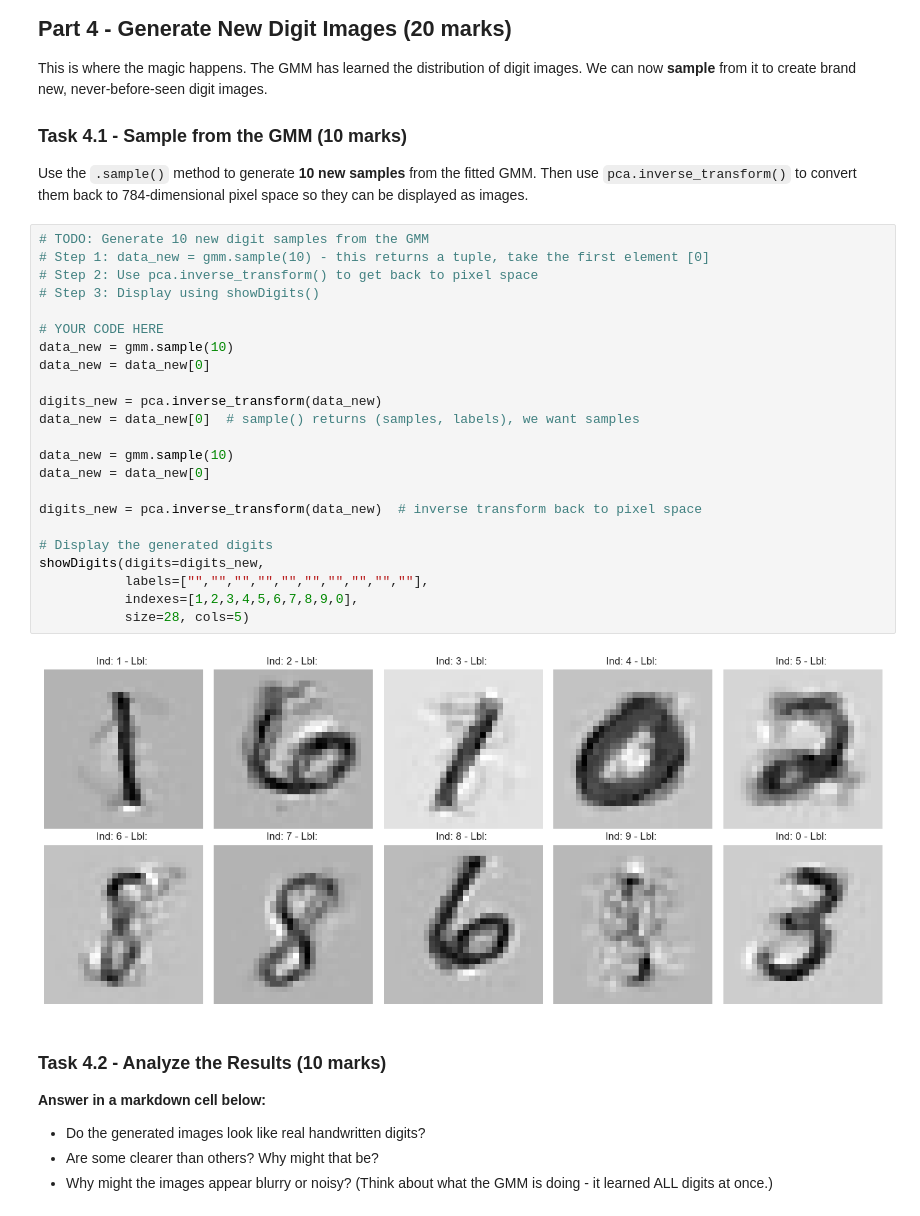
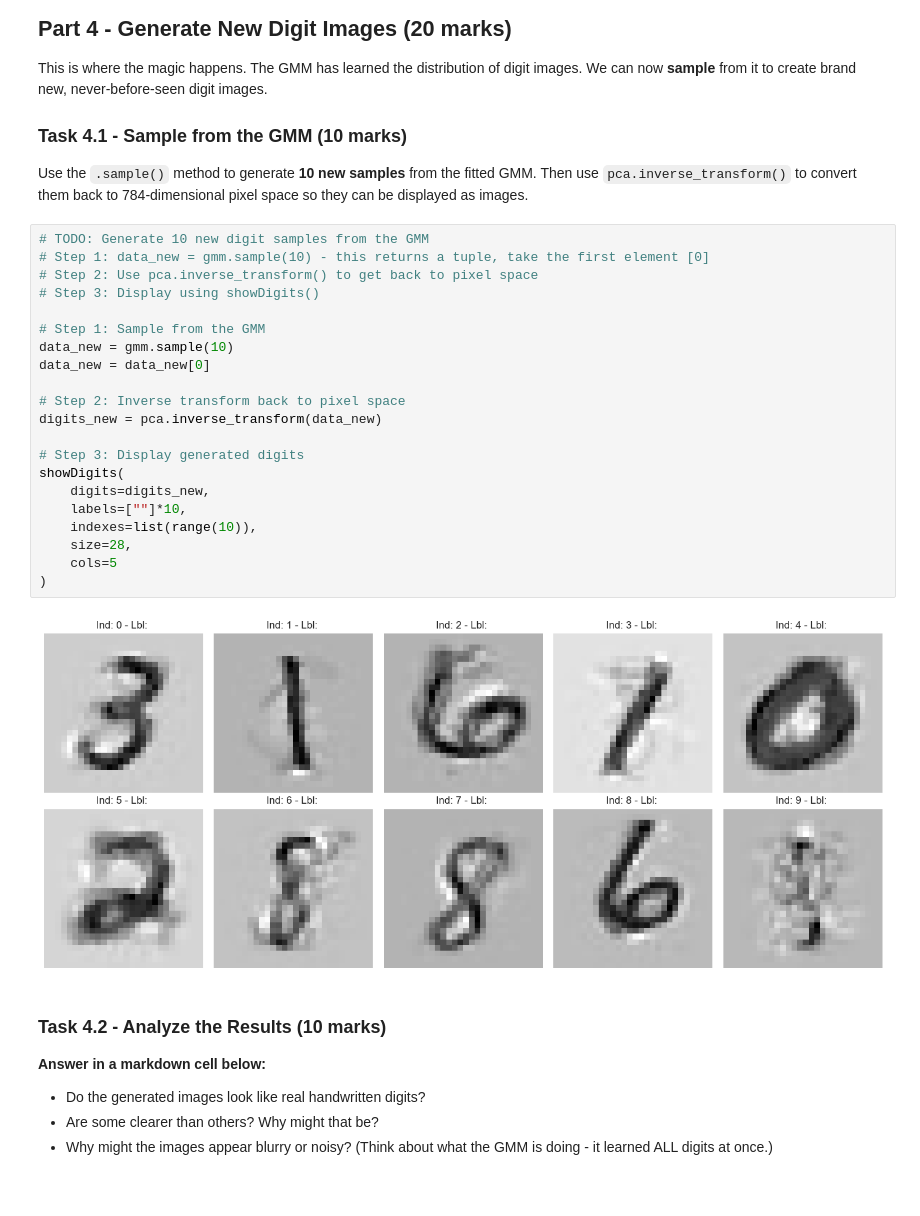
Before and after one commit to 3950-1252-Intro-to-machine-learning/3950-assignment3-AdeoyeSA, a Jupyter notebook: gmm_image_generation_assignment.ipynb, the cells around one changed output. Drawn from its saved outputs; the diff is of its cells as text.

```diff
--- a/gmm_image_generation_assignment.ipynb
+++ b/gmm_image_generation_assignment.ipynb
@@ -205,28 +205,26 @@ Use the `.sample()` method to generate **10 new samples** from the fitted GMM. T
 # %%
 # TODO: Generate 10 new digit samples from the GMM
 # Step 1: data_new = gmm.sample(10) - this returns a tuple, take the first element [0]
 # Step 2: Use pca.inverse_transform() to get back to pixel space
 # Step 3: Display using showDigits()
 
-# YOUR CODE HERE
+# Step 1: Sample from the GMM
 data_new = gmm.sample(10)
 data_new = data_new[0]
 
+# Step 2: Inverse transform back to pixel space
 digits_new = pca.inverse_transform(data_new)
-data_new = data_new[0]  # sample() returns (samples, labels), we want samples
 
-data_new = gmm.sample(10)
-data_new = data_new[0]
-
-digits_new = pca.inverse_transform(data_new)  # inverse transform back to pixel space
-
-# Display the generated digits
-showDigits(digits=digits_new,
-           labels=["","","","","","","","","",""],
-           indexes=[1,2,3,4,5,6,7,8,9,0],
-           size=28, cols=5)
+# Step 3: Display generated digits
+showDigits(
+    digits=digits_new,
+    labels=[""]*10,
+    indexes=list(range(10)),
+    size=28,
+    cols=5
+)
 # %% [output]
-[figure, old version]
+[figure, new version]
 # %% [markdown]
 ### Task 4.2 - Analyze the Results (10 marks)
 **Answer in a markdown cell below:**
```
Also changed, not shown: parts of 1 cell of this notebook.
